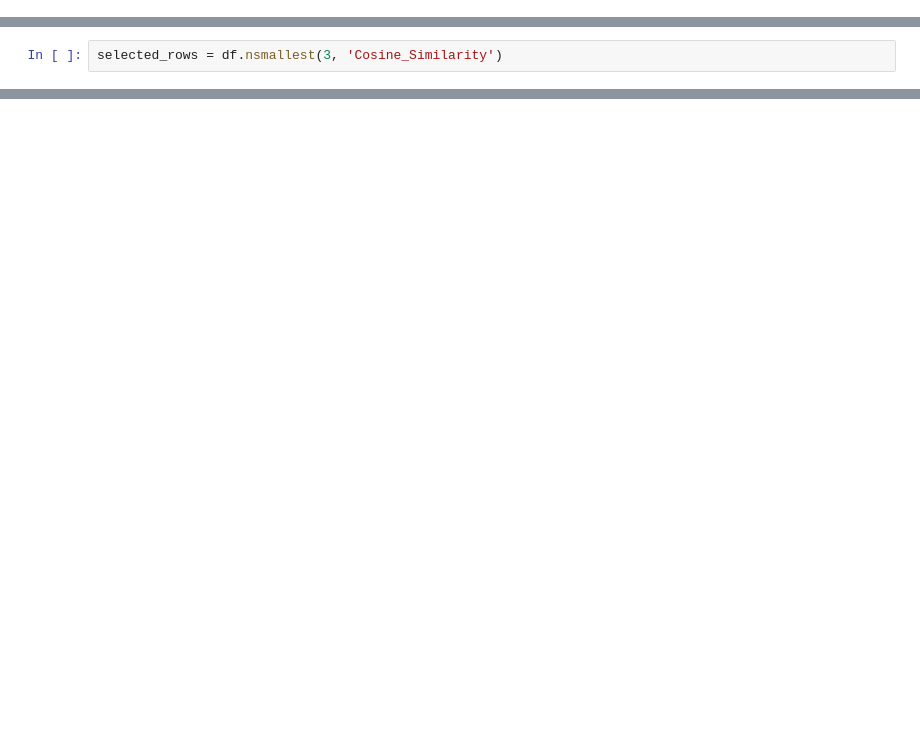
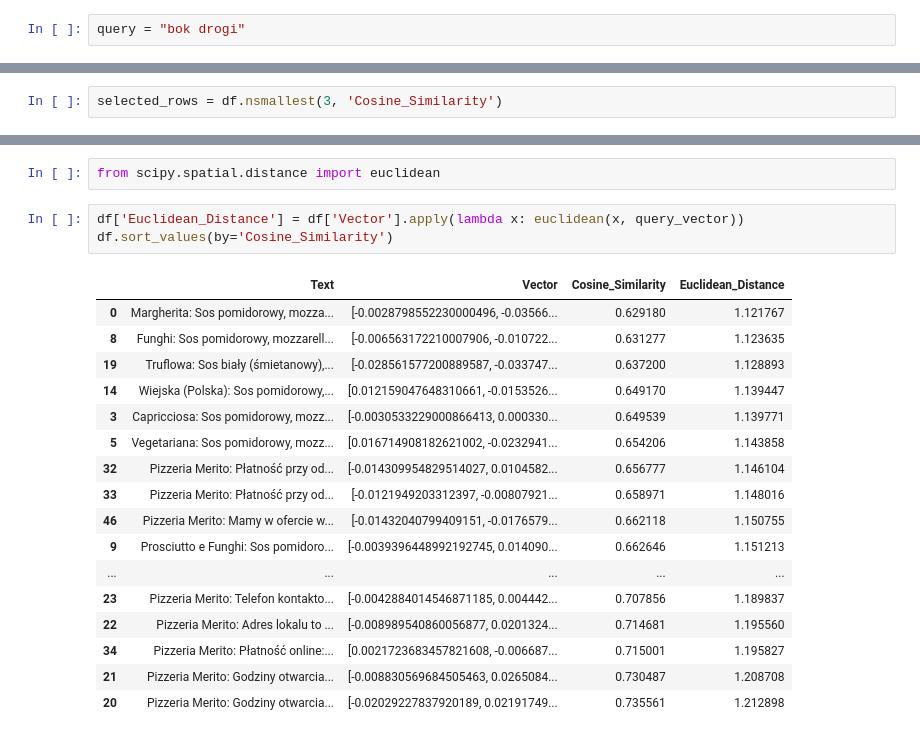
Before and after one commit to sdrapinski/Zastosowanie-metod-sztucznej-inteligencji, a Jupyter notebook: zad2/SemanticSearch.ipynb, the cells around one changed output, grey strips where cells are left out. Saved outputs shown, nothing was run; the diff lists cells and outputs as text; blank space fills up the shorter version.

```diff
--- a/zad2/SemanticSearch.ipynb
+++ b/zad2/SemanticSearch.ipynb
@@ -119,2 +133,4 @@ query = "ruch pieszych po ulicy"
+# %%
+query = "bok drogi"
 # %%
 query
@@ -133,0 +182,23 @@ for reg in selected_rows['Text']:
+# %%
+from scipy.spatial.distance import euclidean
+# %%
+df['Euclidean_Distance'] = df['Vector'].apply(lambda x: euclidean(x, query_vector))
+df.sort_values(by='Cosine_Similarity')
+# %% [output]
+|  | Text | Vector | Cosine_Similarity | Euclidean_Distance |
+| 0 | Margherita: Sos pomidorowy, mozza... | [-0.0028798552230000496, -0.03566... | 0.629180 | 1.121767 |
+| 8 | Funghi: Sos pomidorowy, mozzarell... | [-0.006563172210007906, -0.010722... | 0.631277 | 1.123635 |
+| 19 | Truflowa: Sos biały (śmietanowy),... | [-0.028561577200889587, -0.033747... | 0.637200 | 1.128893 |
+| 14 | Wiejska (Polska): Sos pomidorowy,... | [0.012159047648310661, -0.0153526... | 0.649170 | 1.139447 |
+| 3 | Capricciosa: Sos pomidorowy, mozz... | [-0.0030533229000866413, 0.000330... | 0.649539 | 1.139771 |
+| 5 | Vegetariana: Sos pomidorowy, mozz... | [0.016714908182621002, -0.0232941... | 0.654206 | 1.143858 |
+| 32 | Pizzeria Merito: Płatność przy od... | [-0.014309954829514027, 0.0104582... | 0.656777 | 1.146104 |
+| 33 | Pizzeria Merito: Płatność przy od... | [-0.0121949203312397, -0.00807921... | 0.658971 | 1.148016 |
+| 46 | Pizzeria Merito: Mamy w ofercie w... | [-0.01432040799409151, -0.0176579... | 0.662118 | 1.150755 |
+| 9 | Prosciutto e Funghi: Sos pomidoro... | [-0.0039396448992192745, 0.014090... | 0.662646 | 1.151213 |
+| ... | ... | ... | ... | ... |
+| 23 | Pizzeria Merito: Telefon kontakto... | [-0.0042884014546871185, 0.004442... | 0.707856 | 1.189837 |
+| 22 | Pizzeria Merito: Adres lokalu to ... | [-0.008989540860056877, 0.0201324... | 0.714681 | 1.195560 |
+| 34 | Pizzeria Merito: Płatność online:... | [0.0021723683457821608, -0.006687... | 0.715001 | 1.195827 |
+| 21 | Pizzeria Merito: Godziny otwarcia... | [-0.008830569684505463, 0.0265084... | 0.730487 | 1.208708 |
+| 20 | Pizzeria Merito: Godziny otwarcia... | [-0.02029227837920189, 0.02191749... | 0.735561 | 1.212898 |
```
Also changed, not shown: parts of 15 cells of this notebook, 1 other file.
